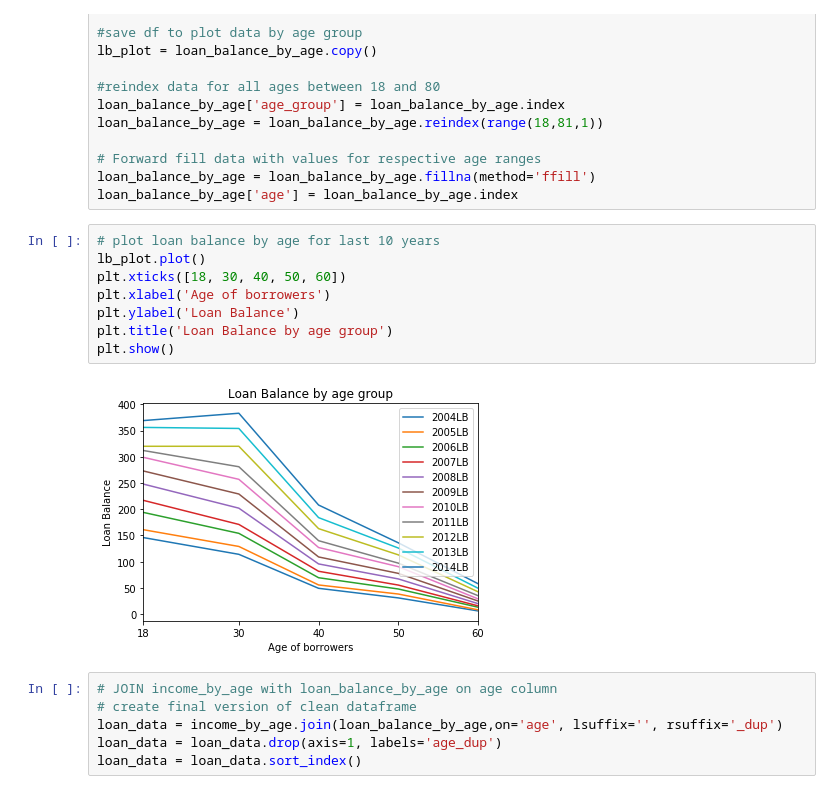
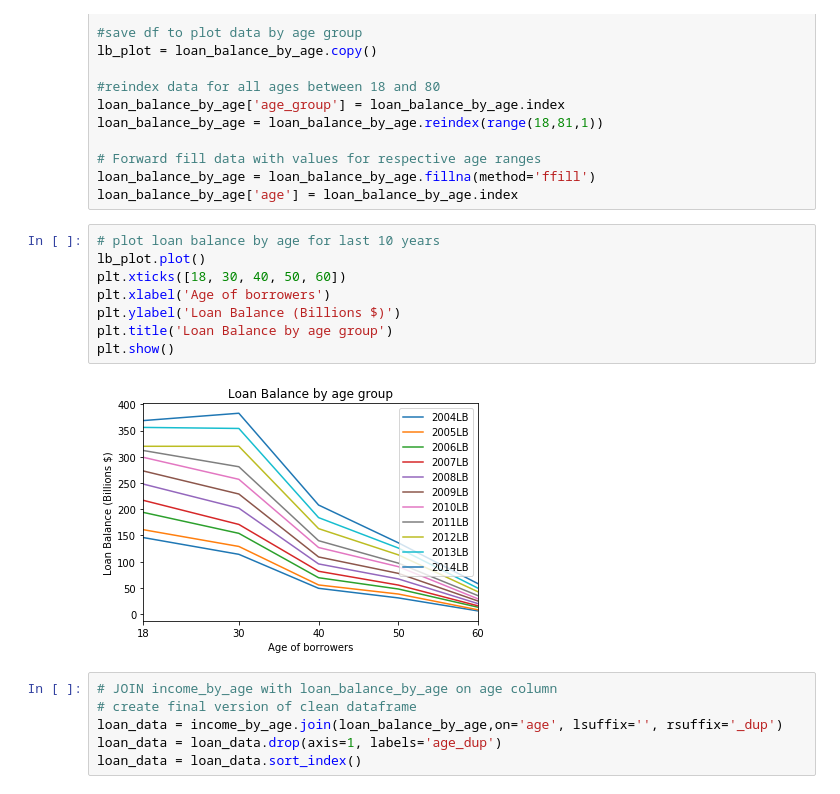
Before and after one commit to AHalarewicz/StudentLoanData, a Jupyter notebook: clean.ipynb, the cells around one changed output. Drawn from its saved outputs; the diff is of its cells as text.

```diff
--- a/clean.ipynb
+++ b/clean.ipynb
@@ -81,13 +94,13 @@ loan_balance_by_age['age'] = loan_balance_by_age.index
 # %%
 # plot loan balance by age for last 10 years
 lb_plot.plot()
 plt.xticks([18, 30, 40, 50, 60])
 plt.xlabel('Age of borrowers')
-plt.ylabel('Loan Balance')
+plt.ylabel('Loan Balance (Billions $)')
 plt.title('Loan Balance by age group')
 plt.show()
 # %% [output]
-[figure, old version]
+[figure, new version]
 # %%
 # JOIN income_by_age with loan_balance_by_age on age column
 # create final version of clean dataframe
```
Also changed, not shown: parts of 6 cells of this notebook.
